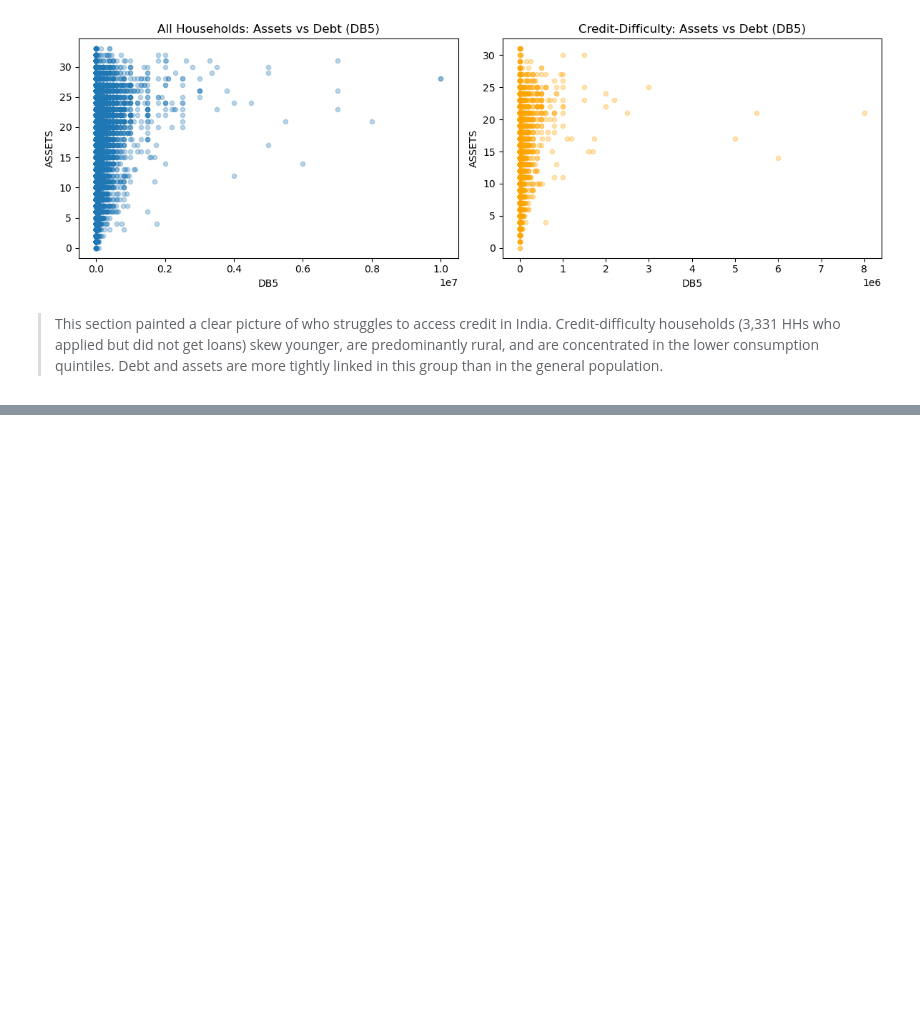
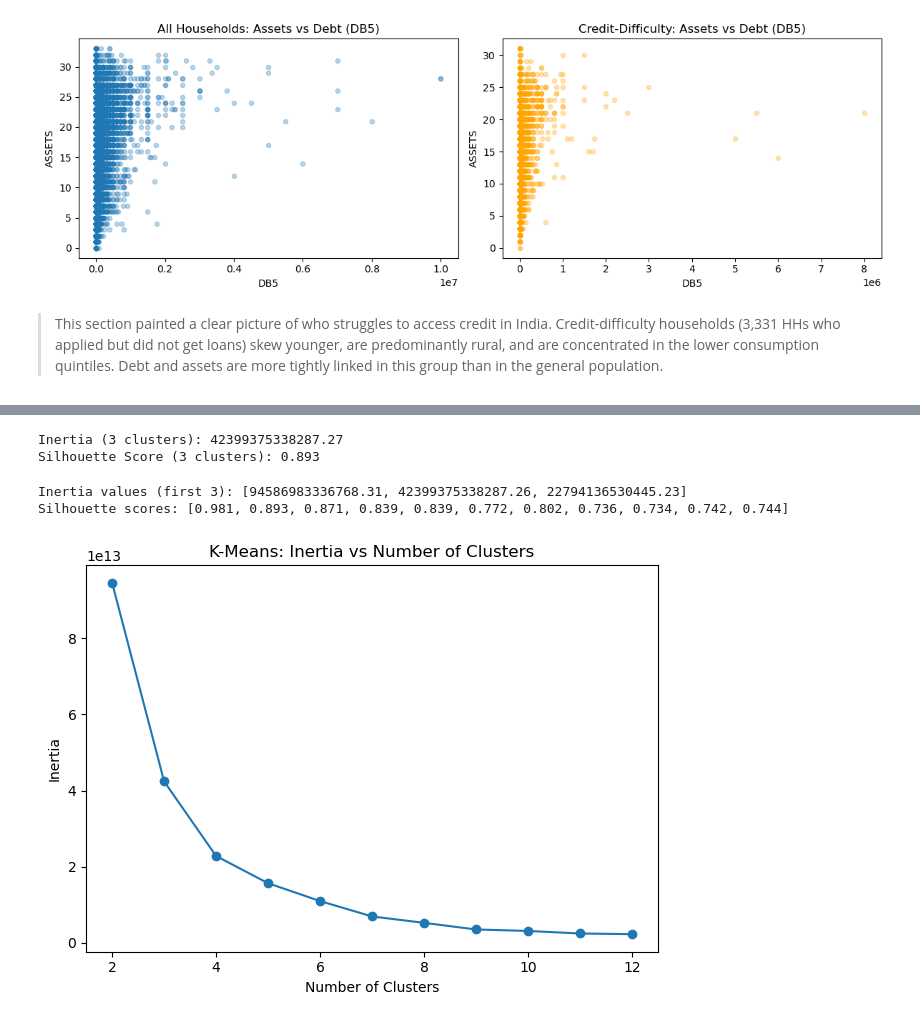
Before and after one commit to AJ-MH/Data-Science-Machine-Learning, a Jupyter notebook: indian-household-segmentation/indian_household_segmentation.ipynb, the cells around one changed output, grey strips where cells are left out. Drawn from its saved outputs; the diff is of its cells as text; code cells hidden in the pictures; blank space fills up the shorter version.

```diff
--- a/indian-household-segmentation/indian_household_segmentation.ipynb
+++ b/indian-household-segmentation/indian_household_segmentation.ipynb
@@ -365,0 +524,34 @@ Credit-difficulty households (3,331 HHs who applied but did not get loans) skew
+# %%
+# Inertia and silhouette score
+inertia = model.inertia_
+ss = silhouette_score(X, model.labels_)
+print("Inertia (3 clusters):", round(inertia, 2))
+print("Silhouette Score (3 clusters):", round(ss, 3))
+# %% [output]
+Inertia (3 clusters): 42399375338287.27
+Silhouette Score (3 clusters): 0.893
+# %%
+n_clusters = range(2, 13)
+inertia_errors = []
+silhouette_scores = []
+
+for k in n_clusters:
+    model = KMeans(n_clusters=k, random_state=42)
+    model.fit(X)
+    inertia_errors.append(model.inertia_)
+    silhouette_scores.append(silhouette_score(X, model.labels_))
+
+print("Inertia values (first 3):", inertia_errors[:3])
+print("Silhouette scores:", [round(s, 3) for s in silhouette_scores])
+# %% [output]
+Inertia values (first 3): [94586983336768.31, 42399375338287.26, 22794136530445.23]
+Silhouette scores: [0.981, 0.893, 0.871, 0.839, 0.839, 0.772, 0.802, 0.736, 0.734, 0.742, 0.744]
+# %%
+plt.plot(list(n_clusters), inertia_errors, marker="o")
+plt.xlabel("Number of Clusters")
+plt.ylabel("Inertia")
+plt.title("K-Means: Inertia vs Number of Clusters")
+plt.tight_layout()
+plt.show()
+# %% [output]
+[figure, added]
```
Also changed, not shown: parts of 17 cells of this notebook.
